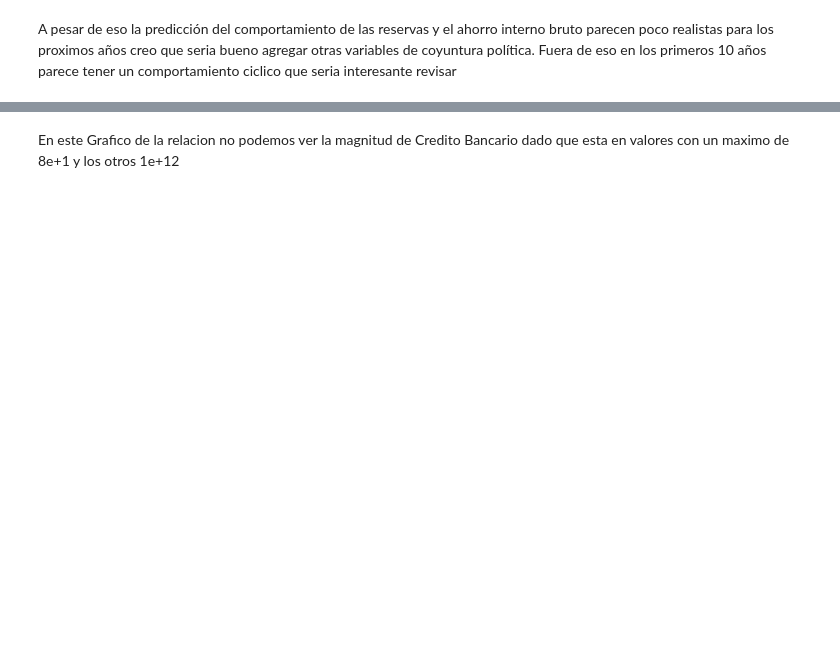
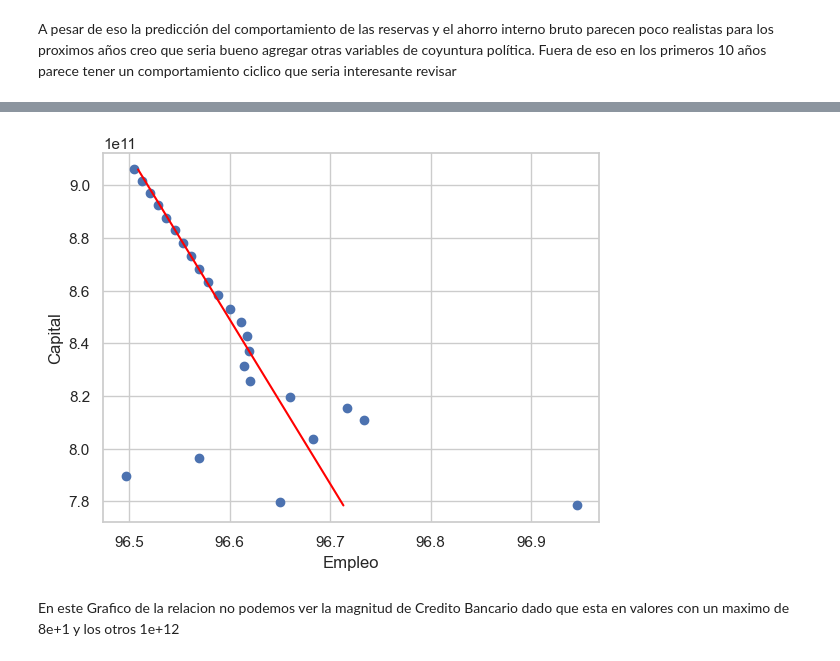
Before and after one commit to miguel2019547/econometria_2, a Jupyter notebook: _VEC/Cobb-Douglass.ipynb, the cells around one changed output, grey strips where cells are left out. Cells and saved outputs as stored; diff of their text form; code cells hidden in the pictures; blank space fills up the shorter version.

```diff
--- a/_VEC/Cobb-Douglass.ipynb
+++ b/_VEC/Cobb-Douglass.ipynb
@@ -195,3 +213,12 @@ plt.scatter(fited[:,1], fited[:,0])
+# %%
+
+plt.scatter(forecast[:,1], forecast[:,2])
+plt.plot(modelo.fittedvalues, forecast[:,2], color = 'red')
+plt.xlabel('Empleo')
+plt.ylabel('Capital')
+plt.show()
+# %% [output]
+[figure, added]
 # %% [markdown]
 En este Grafico de la relacion no podemos ver la magnitud de Credito Bancario dado que esta en valores con un maximo de 8e+1 y los otros 1e+12
 # %%
```
Also changed, not shown: parts of 21 cells of this notebook.
